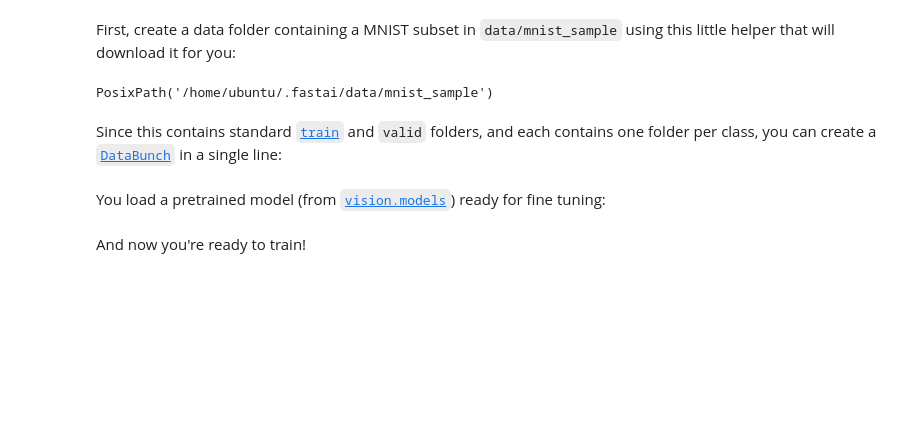
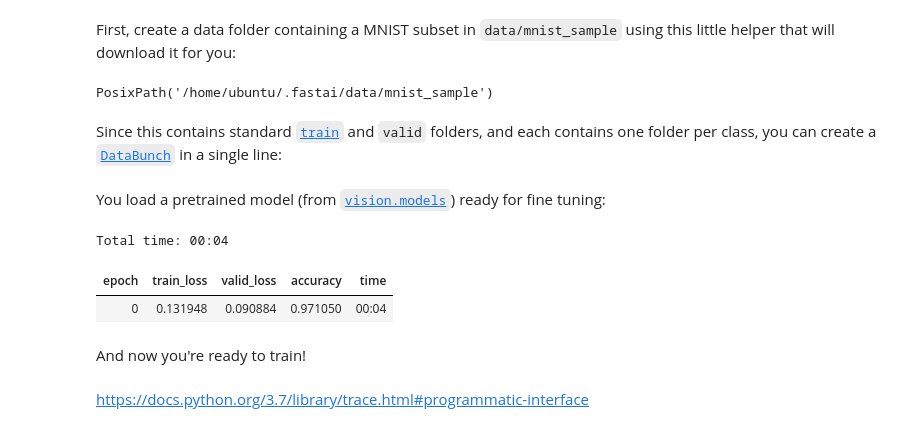
Before and after one commit to yang-zhang/fastai, a Jupyter notebook: docs_src/vision-yz-20190322-trace.ipynb, the cells around one changed output. Saved outputs shown, nothing was run; the diff lists cells and outputs as text; code cells hidden in the pictures; blank space fills up the shorter version.

```diff
--- a/docs_src/vision-yz-20190322-trace.ipynb
+++ b/docs_src/vision-yz-20190322-trace.ipynb
@@ -31,5 +31,11 @@ data = ImageDataBunch.from_folder(path)
 You load a pretrained model (from [`vision.models`](/vision.models.html#vision.models)) ready for fine tuning:
 # %%
 learn = cnn_learner(data, models.resnet18, metrics=accuracy)
+# %%
+learn.fit(1)
+# %% [output]
+Total time: 00:04
+| epoch | train_loss | valid_loss | accuracy | time |
+| 0 | 0.131948 | 0.090884 | 0.971050 | 00:04 |
 # %% [markdown]
 And now you're ready to train!
@@ -38,0 +44,2 @@ tracer = trace.Trace(count=True, trace=True)
+# %% [markdown]
+https://docs.python.org/3.7/library/trace.html#programmatic-interface
```
Also changed, not shown: parts of 9 cells of this notebook.
